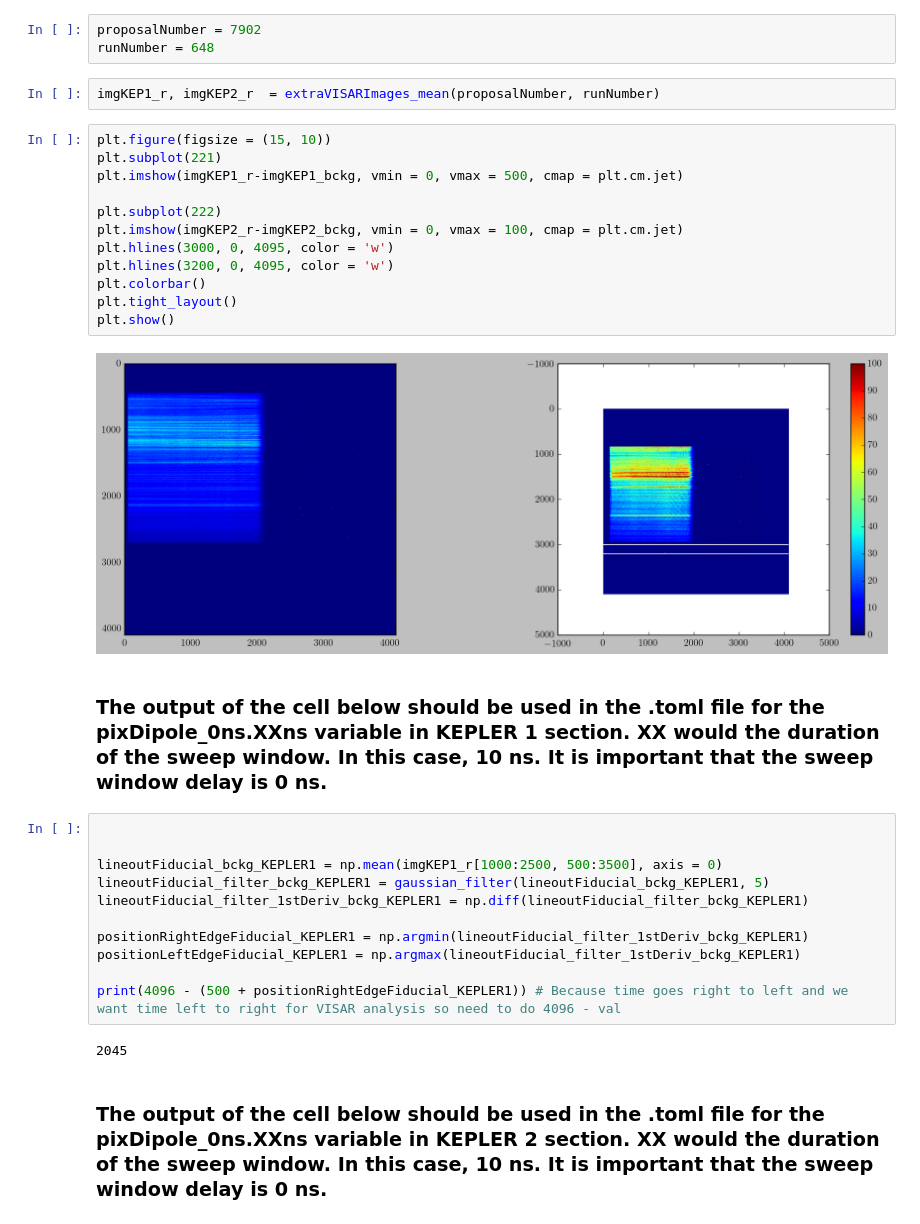
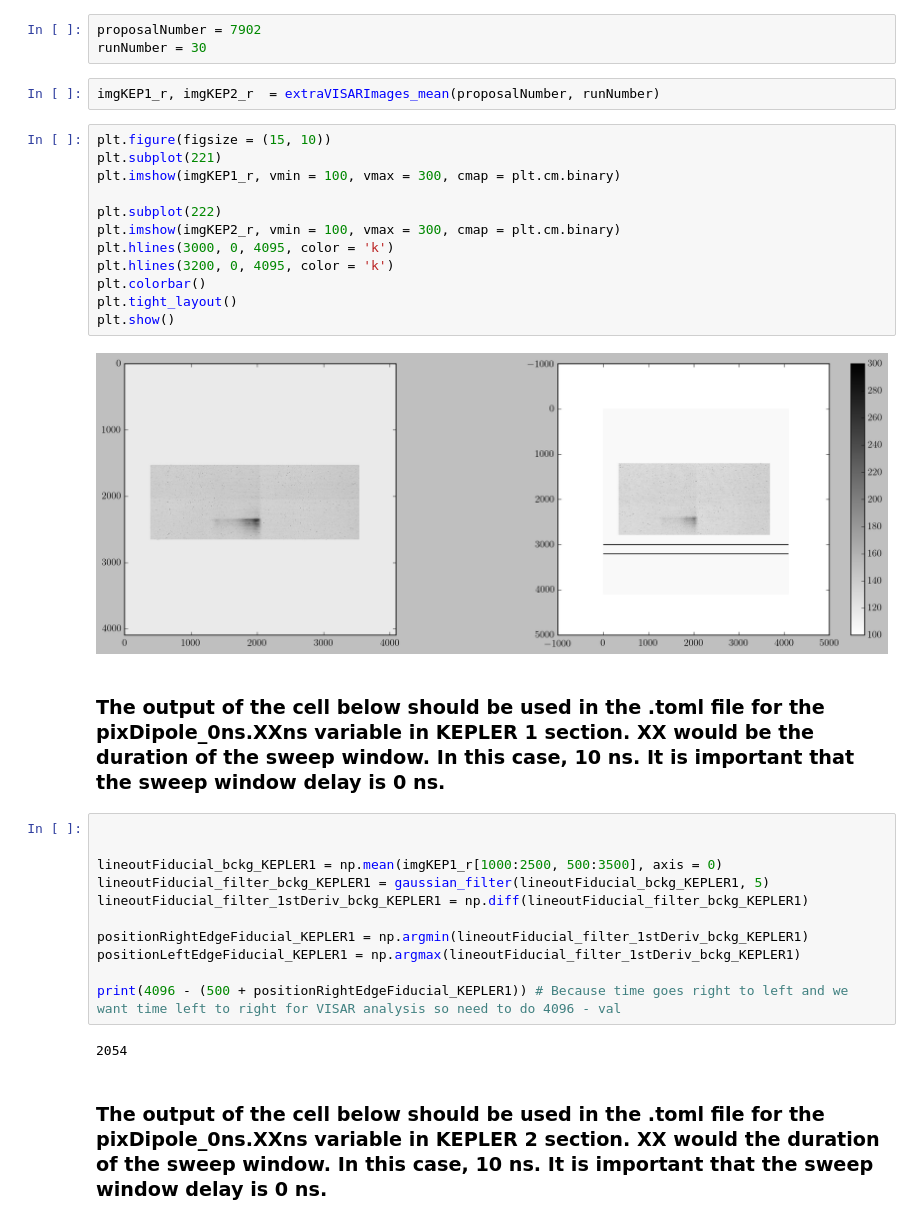
Before and after one commit to adescamps59/EuXFEL-HED-VISAR, a Jupyter notebook: Calibration/10nsWindow_TimingCalibration.ipynb, the cells around one changed output. Drawn from its saved outputs; the diff is of its cells as text.

```diff
--- a/Calibration/10nsWindow_TimingCalibration.ipynb
+++ b/Calibration/10nsWindow_TimingCalibration.ipynb
@@ -146,25 +146,25 @@ def extraVISARImages_mean(exp_id, run_id):
     return imgKEP1_r_dewarp, imgKEP2_r_dewarp
 # %%
 proposalNumber = 7902
-runNumber = 648
+runNumber = 30
 # %%
 imgKEP1_r, imgKEP2_r  = extraVISARImages_mean(proposalNumber, runNumber)
 # %%
 plt.figure(figsize = (15, 10))
 plt.subplot(221)
-plt.imshow(imgKEP1_r-imgKEP1_bckg, vmin = 0, vmax = 500, cmap = plt.cm.jet)
+plt.imshow(imgKEP1_r, vmin = 100, vmax = 300, cmap = plt.cm.binary)
 
 plt.subplot(222)
-plt.imshow(imgKEP2_r-imgKEP2_bckg, vmin = 0, vmax = 100, cmap = plt.cm.jet)
-plt.hlines(3000, 0, 4095, color = 'w')
-plt.hlines(3200, 0, 4095, color = 'w')
+plt.imshow(imgKEP2_r, vmin = 100, vmax = 300, cmap = plt.cm.binary)
+plt.hlines(3000, 0, 4095, color = 'k')
+plt.hlines(3200, 0, 4095, color = 'k')
 plt.colorbar()
 plt.tight_layout()
 plt.show()
 # %% [output]
-[figure, old version]
+[figure, new version]
 # %% [markdown]
-### The output of the cell below should be used in the .toml file for the pixDipole_0ns.XXns variable in KEPLER 1 section. XX would the duration of the sweep window. In this case, 10 ns. It is important that the sweep window delay is 0 ns.
+### The output of the cell below should be used in the .toml file for the pixDipole_0ns.XXns variable in KEPLER 1 section. XX would be the duration of the sweep window. In this case, 10 ns. It is important that the sweep window delay is 0 ns.
 # %%
 
 
@@ -177,7 +177,7 @@ positionLeftEdgeFiducial_KEPLER1 = np.argmax(lineoutFiducial_filter_1stDeriv_bck
 
 print(4096 - (500 + positionRightEdgeFiducial_KEPLER1)) # Because time goes right to left and we want time left to right for VISAR analysis so need to do 4096 - val
 # %% [output]
-2045
+2054
 # %% [markdown]
 ### The output of the cell below should be used in the .toml file for the pixDipole_0ns.XXns variable in KEPLER 2 section. XX would the duration of the sweep window. In this case, 10 ns. It is important that the sweep window delay is 0 ns.
 # %%
```
Also changed, not shown: parts of 9 cells of this notebook, 4 other files.
